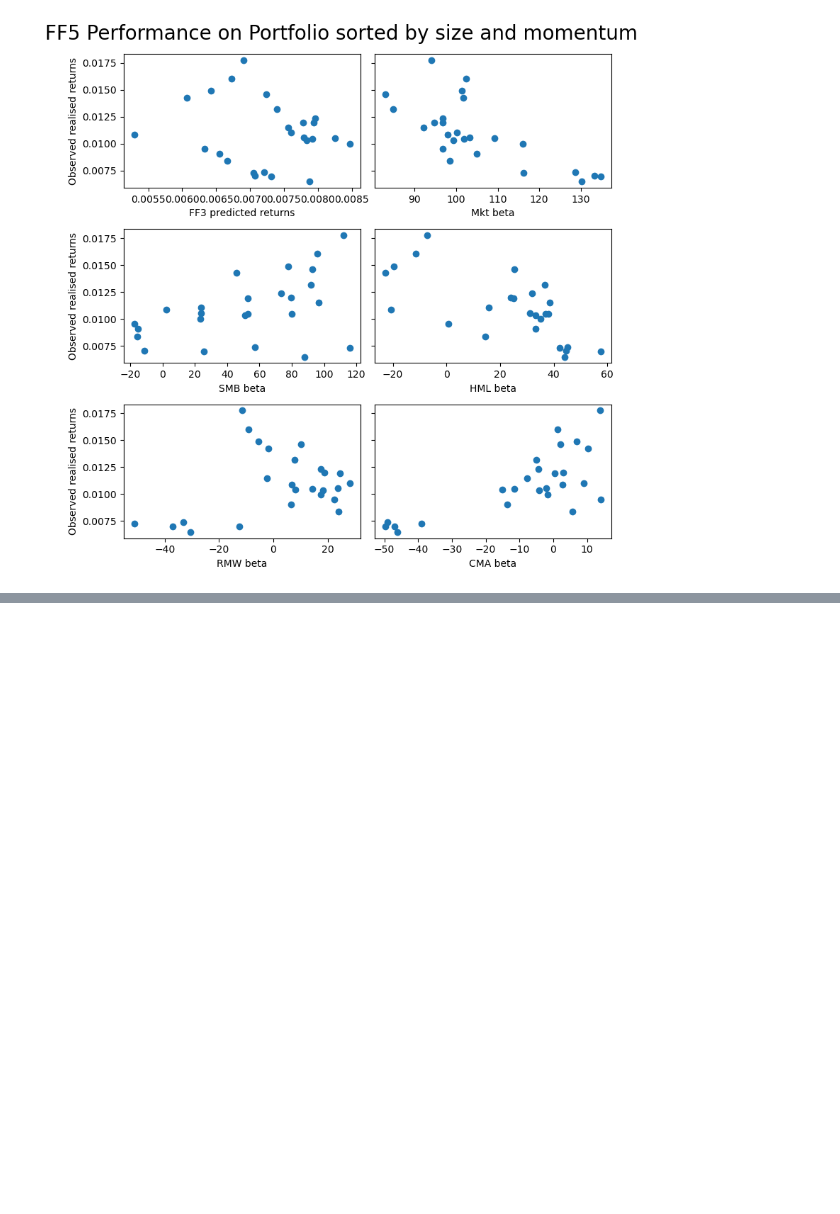
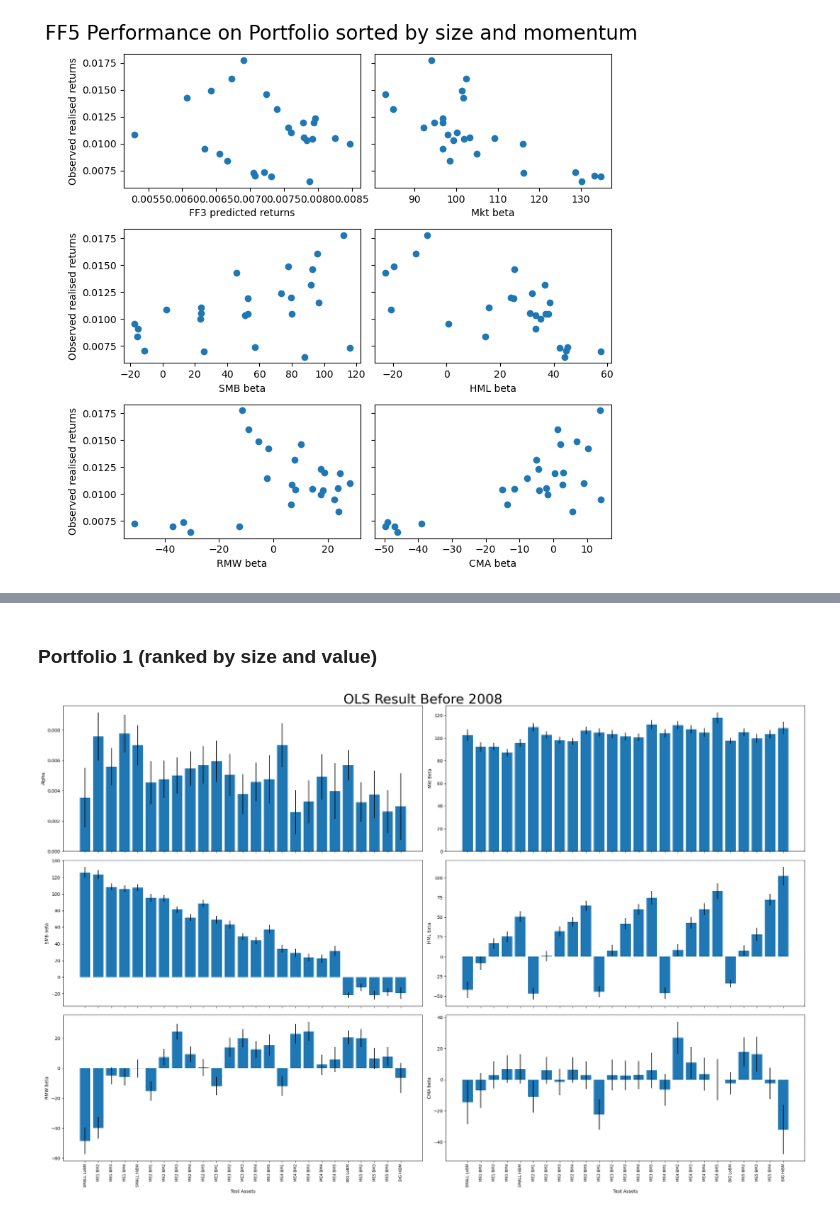
Before and after one commit to crxxom/Financial-Models, a Jupyter notebook: Fama-French Factor Model Analysis/FF_Five_Factor_Model_Analysis.ipynb, the cells around one changed output, grey strips where cells are left out. Saved outputs shown, nothing was run; the diff lists cells and outputs as text; code cells hidden in the pictures; blank space fills up the shorter version.

```diff
--- a/Fama-French Factor Model Analysis/FF_Five_Factor_Model_Analysis.ipynb
+++ b/Fama-French Factor Model Analysis/FF_Five_Factor_Model_Analysis.ipynb
@@ -270,0 +297,20 @@ ff5Performance_Vis(asset2_result, test_assets_RF_monthly2, factors_RF_monthly, "
+# %%
+# split the analysis timeframe into two parts and redo the analysis process
+
+factors_RF_before_2008 = factors_RF_monthly[factors_RF_monthly.index < '2008-01-01']
+factors_RF_after_2008 = factors_RF_monthly[factors_RF_monthly.index >= '2008-01-01']
+
+p1_before_2008 = test_assets_RF_monthly[test_assets_RF_monthly.index < '2008-01-01']
+p1_after_2008 = test_assets_RF_monthly[test_assets_RF_monthly.index >= '2008-01-01']
+
+p2_before_2008 = test_assets_RF_monthly2[test_assets_RF_monthly2.index < '2008-01-01']
+p2_after_2008 = test_assets_RF_monthly2[test_assets_RF_monthly2.index >= '2008-01-01']
+# %% [markdown]
+### Portfolio 1 (ranked by size and value)
+# %%
+p1_before_2008_result = regression_test(p1_before_2008, factors_RF_before_2008)
+p1_after_2008_result = regression_test(p1_after_2008, factors_RF_after_2008)
+# %%
+regressionResult_Vis(p1_before_2008_result, p1_before_2008.columns, "OLS Result Before 2008")
+# %% [output]
+[figure, added]
```
Also changed, not shown: parts of 7 cells of this notebook, 5 other files.
